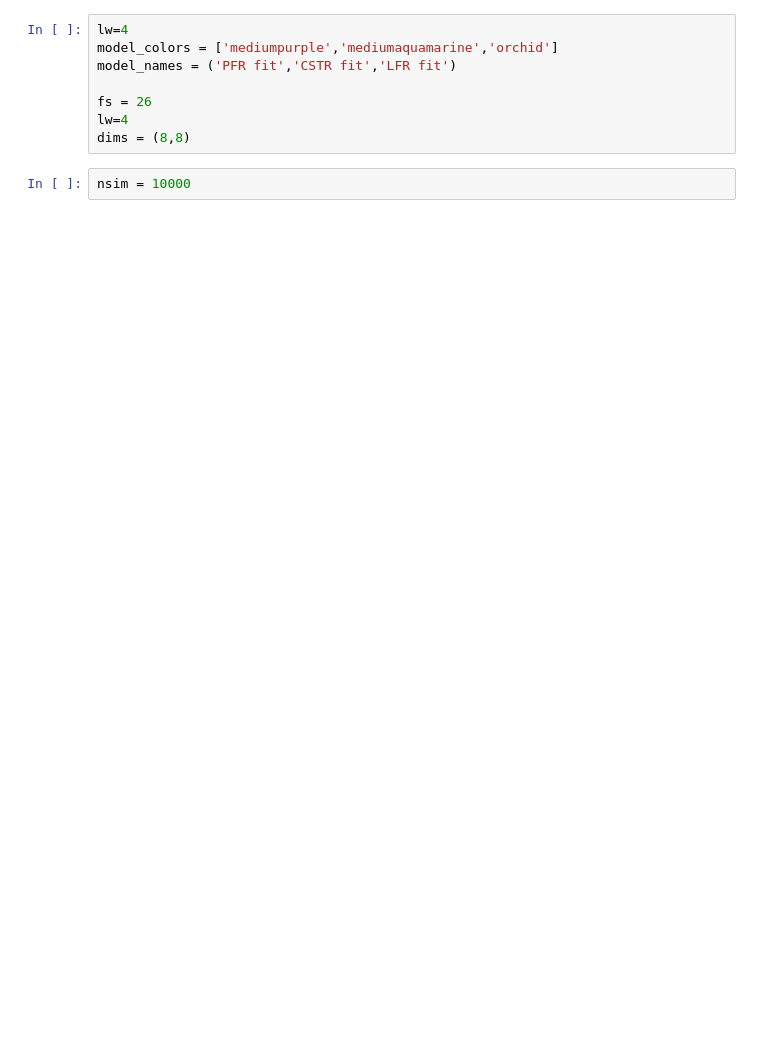
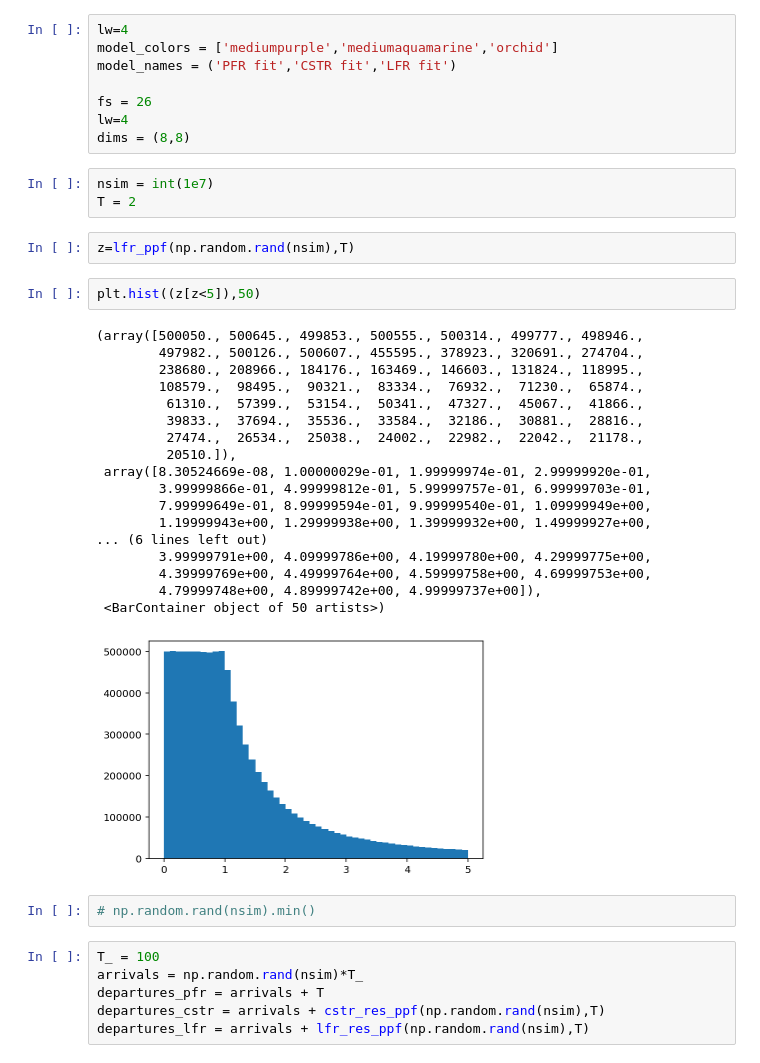
Before and after one commit to pachterlab/GVP_2023, a Jupyter notebook: gg230227_cartoons.ipynb, the cells around one changed output. Saved outputs shown, nothing was run; the diff lists cells and outputs as text; blank space fills up the shorter version.

```diff
--- a/gg230227_cartoons.ipynb
+++ b/gg230227_cartoons.ipynb
@@ -317,4 +340,36 @@ fs = 26
 lw=4
 dims = (8,8)
 # %%
-nsim = 10000
+nsim = int(1e7)
+T = 2
+# %%
+z=lfr_ppf(np.random.rand(nsim),T)
+# %%
+plt.hist((z[z<5]),50)
+# %% [output]
+(array([500050., 500645., 499853., 500555., 500314., 499777., 498946.,
+        497982., 500126., 500607., 455595., 378923., 320691., 274704.,
+        238680., 208966., 184176., 163469., 146603., 131824., 118995.,
+        108579.,  98495.,  90321.,  83334.,  76932.,  71230.,  65874.,
+         61310.,  57399.,  53154.,  50341.,  47327.,  45067.,  41866.,
+         39833.,  37694.,  35536.,  33584.,  32186.,  30881.,  28816.,
+         27474.,  26534.,  25038.,  24002.,  22982.,  22042.,  21178.,
+         20510.]),
+ array([8.30524669e-08, 1.00000029e-01, 1.99999974e-01, 2.99999920e-01,
+        3.99999866e-01, 4.99999812e-01, 5.99999757e-01, 6.99999703e-01,
+        7.99999649e-01, 8.99999594e-01, 9.99999540e-01, 1.09999949e+00,
+        1.19999943e+00, 1.29999938e+00, 1.39999932e+00, 1.49999927e+00,
+... (6 lines left out)
+        3.99999791e+00, 4.09999786e+00, 4.19999780e+00, 4.29999775e+00,
+        4.39999769e+00, 4.49999764e+00, 4.59999758e+00, 4.69999753e+00,
+        4.79999748e+00, 4.89999742e+00, 4.99999737e+00]),
+ <BarContainer object of 50 artists>)
+[figure, added]
+# %%
+# np.random.rand(nsim).min()
+# %%
+T_ = 100
+arrivals = np.random.rand(nsim)*T_
+departures_pfr = arrivals + T
+departures_cstr = arrivals + cstr_res_ppf(np.random.rand(nsim),T)
+departures_lfr = arrivals + lfr_res_ppf(np.random.rand(nsim),T)
```
Also changed, not shown: parts of 3 cells of this notebook, 3 other files.
